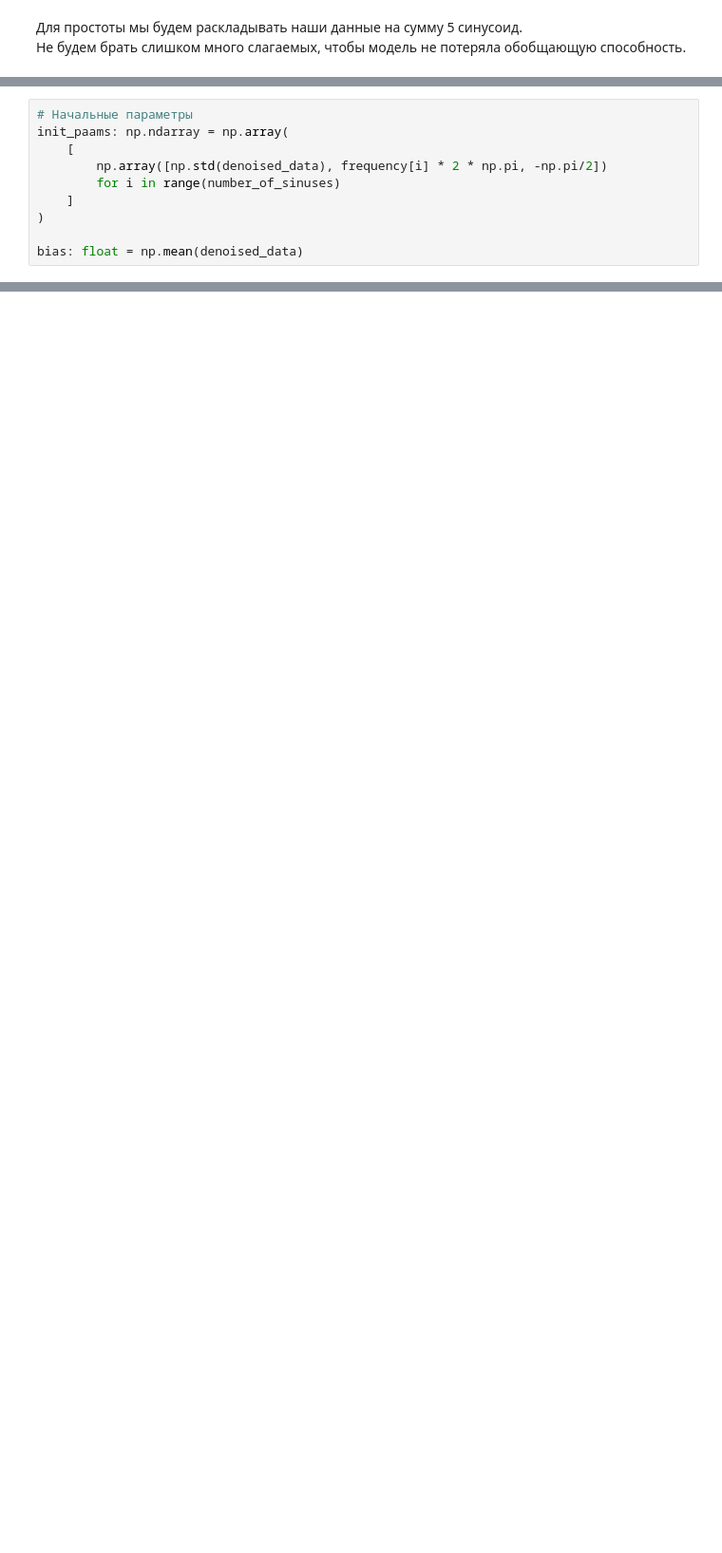
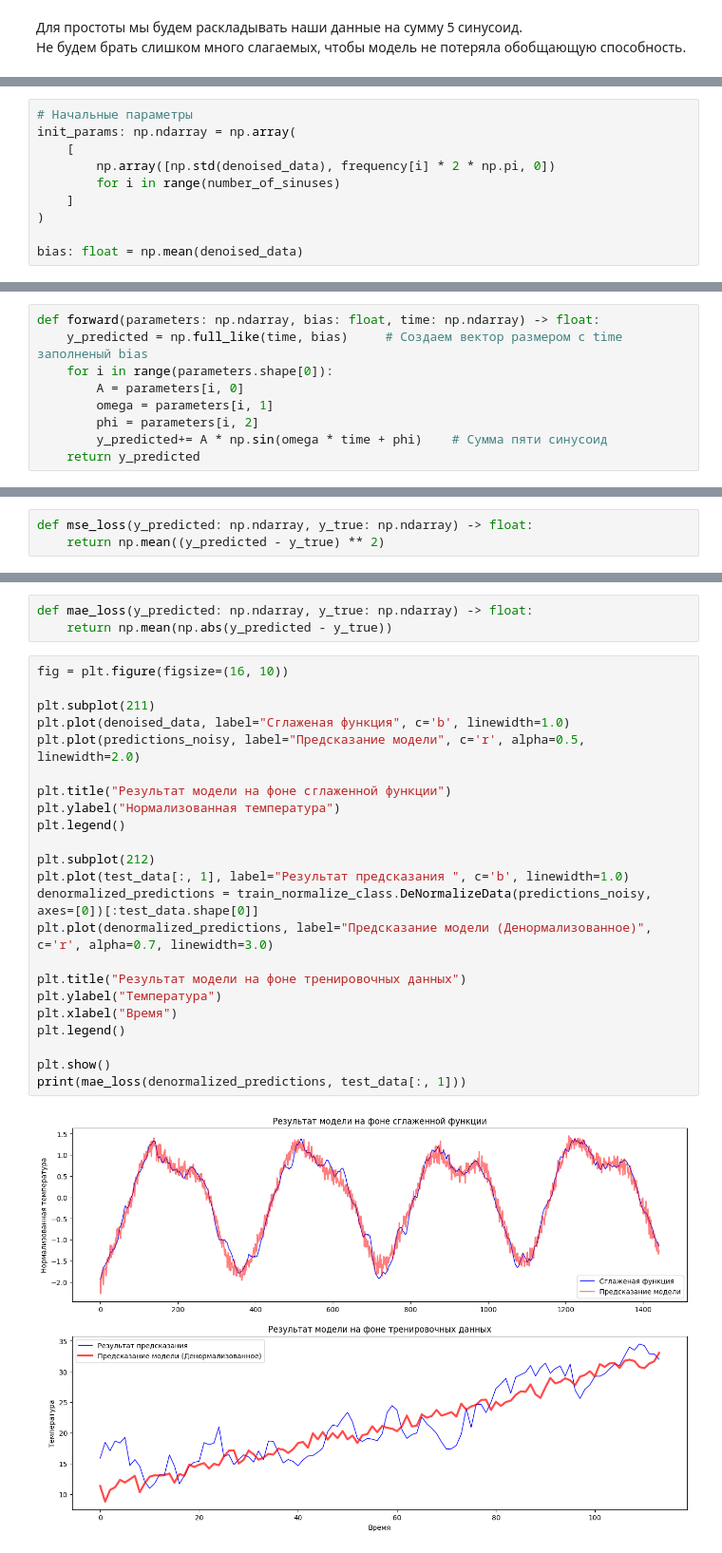
Before and after one commit to MelancholicBastard/Pogoda, a Jupyter notebook: Pogoda.ipynb, the cells around one changed output, grey strips where cells are left out. Shown at 95% size. Cells and saved outputs as stored; diff of their text form; blank space fills up the shorter version.

Commit message:
Реализация регрессионной модели

```diff
--- a/Pogoda.ipynb
+++ b/Pogoda.ipynb
@@ -249,9 +254,9 @@ print(frequency)
 4. Параметр b мы инициализируем математическим ожиданием выборки (**b** = **X с чертой**)
 # %%
 # Начальные параметры
-init_paams: np.ndarray = np.array(
+init_params: np.ndarray = np.array(
 	[
-		np.array([np.std(denoised_data), frequency[i] * 2 * np.pi, -np.pi/2])
+		np.array([np.std(denoised_data), frequency[i] * 2 * np.pi, 0])
 		for i in range(number_of_sinuses)
 	]
 )
@@ -352,0 +356,9 @@ array([[9.69585817e-01, 1.71906575e-02, 0.00000000e+00],
+# %%
+def forward(parameters: np.ndarray, bias: float, time: np.ndarray) -> float:
+    y_predicted = np.full_like(time, bias)     # Создаем вектор размером с time заполненый bias
+    for i in range(parameters.shape[0]):
+        A = parameters[i, 0]
+        omega = parameters[i, 1]
+        phi = parameters[i, 2]
+        y_predicted+= A * np.sin(omega * time + phi)    # Сумма пяти синусоид
+    return y_predicted
@@ -352,0 +367,3 @@ array([[9.69585817e-01, 1.71906575e-02, 0.00000000e+00],
+# %%
+def mse_loss(y_predicted: np.ndarray, y_true: np.ndarray) -> float:
+    return np.mean((y_predicted - y_true) ** 2)
@@ -352,0 +502,28 @@ array([[9.69585817e-01, 1.71906575e-02, 0.00000000e+00],
+# %%
+def mae_loss(y_predicted: np.ndarray, y_true: np.ndarray) -> float:
+    return np.mean(np.abs(y_predicted - y_true))
+# %%
+fig = plt.figure(figsize=(16, 10))
+
+plt.subplot(211)
+plt.plot(denoised_data, label="Сглаженая функция", c='b', linewidth=1.0)
+plt.plot(predictions_noisy, label="Предсказание модели", c='r', alpha=0.5, linewidth=2.0)
+
+plt.title("Результат модели на фоне сглаженной функции")
+plt.ylabel("Нормализованная температура")
+plt.legend()
+
+plt.subplot(212)
+plt.plot(test_data[:, 1], label="Результат предсказания ", c='b', linewidth=1.0)
+denormalized_predictions = train_normalize_class.DeNormalizeData(predictions_noisy, axes=[0])[:test_data.shape[0]]
+plt.plot(denormalized_predictions, label="Предсказание модели (Денормализованное)", c='r', alpha=0.7, linewidth=3.0)
+
+plt.title("Результат модели на фоне тренировочных данных")
+plt.ylabel("Температура")
+plt.xlabel("Время")
+plt.legend()
+
+plt.show()
+print(mae_loss(denormalized_predictions, test_data[:, 1]))
+# %% [output]
+[figure, added]
```
Also changed, not shown: parts of 19 cells of this notebook, 2 other files.
